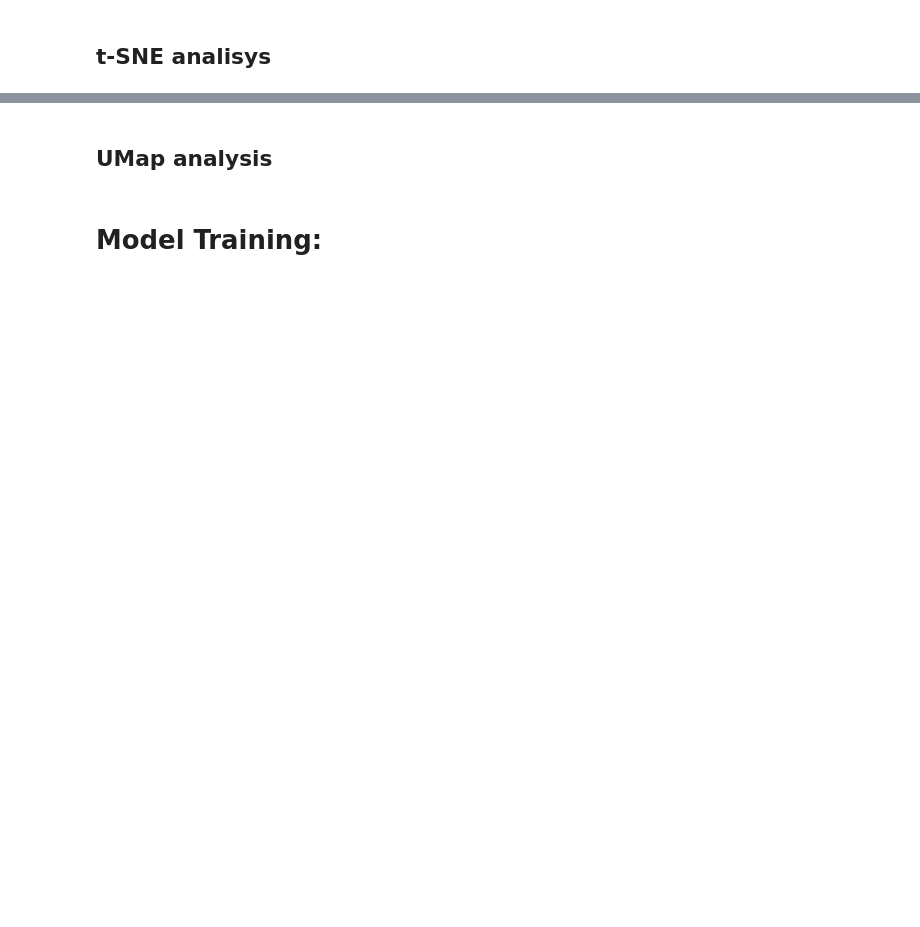
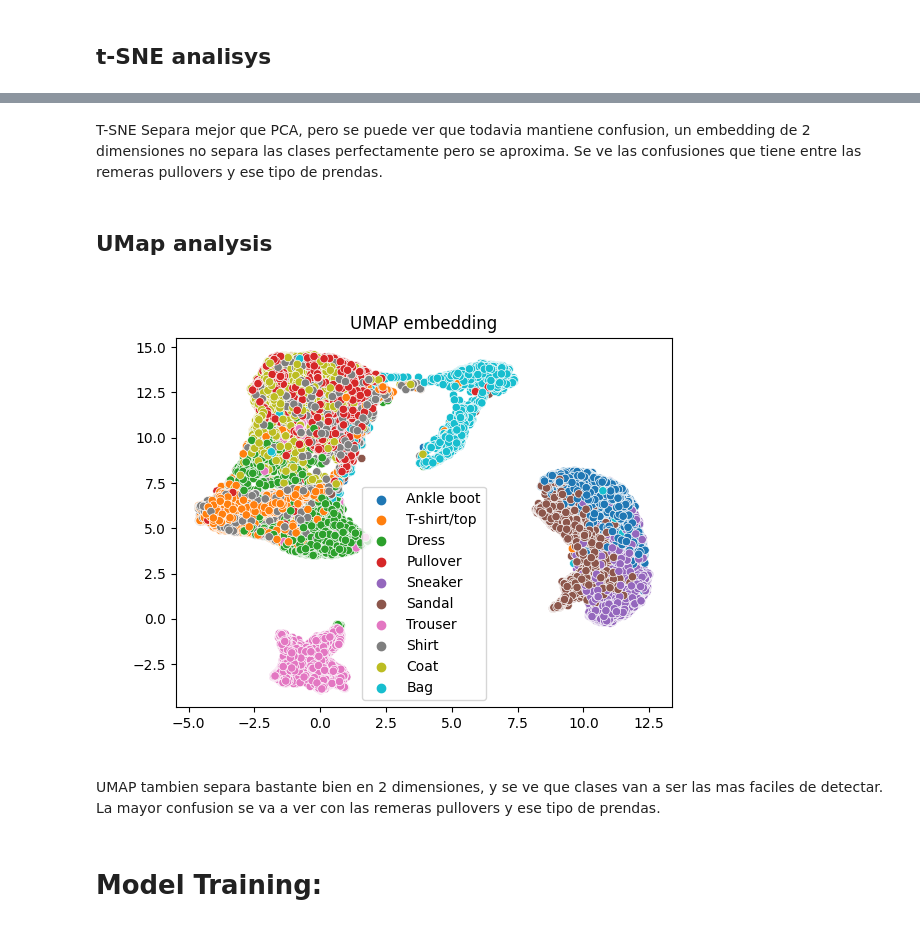
Before and after one commit to GullinoAgus/TP01-RN, a Jupyter notebook: Clasificador/fashion-mnist.ipynb, the cells around one changed output, grey strips where cells are left out. Cells and saved outputs as stored; diff of their text form; code cells hidden in the pictures; blank space fills up the shorter version.

```diff
--- a/Clasificador/fashion-mnist.ipynb
+++ b/Clasificador/fashion-mnist.ipynb
@@ -123,3 +151,5 @@ plt.show()
+# %% [markdown]
+T-SNE Separa mejor que PCA, pero se puede ver que todavia mantiene confusion, un embedding de 2 dimensiones no separa las clases perfectamente pero se aproxima. Se ve las confusiones que tiene entre las remeras pullovers y ese tipo de prendas.
 # %% [markdown]
 ## UMap analysis
 # %%
@@ -128,2 +157,2 @@ import umap.plot as umap_plot
 # %%
-mapper = umap.UMAP().fit(flatten_x[:30000])
+mapper = umap.UMAP().fit_transform(flatten_x[:30000])
@@ -135,2 +159,13 @@ umap_plot.show(p)
+# %%
+
+hover_data_df = pd.DataFrame({"Class": txtlabels[:30000]})
+plt.figure()
+sns.scatterplot(x=mapper[:, 0], y=mapper[:, 1], hue=txtlabels[:30000])
+plt.title('UMAP embedding')
+plt.show()
+# %% [output]
+[figure, added]
+# %% [markdown]
+UMAP tambien separa bastante bien en 2 dimensiones, y se ve que clases van a ser las mas faciles de detectar. La mayor confusion se va a ver con las remeras pullovers y ese tipo de prendas.
 # %% [markdown]
 # Model Training:
```
Also changed, not shown: parts of 31 cells of this notebook, 24 other files.
